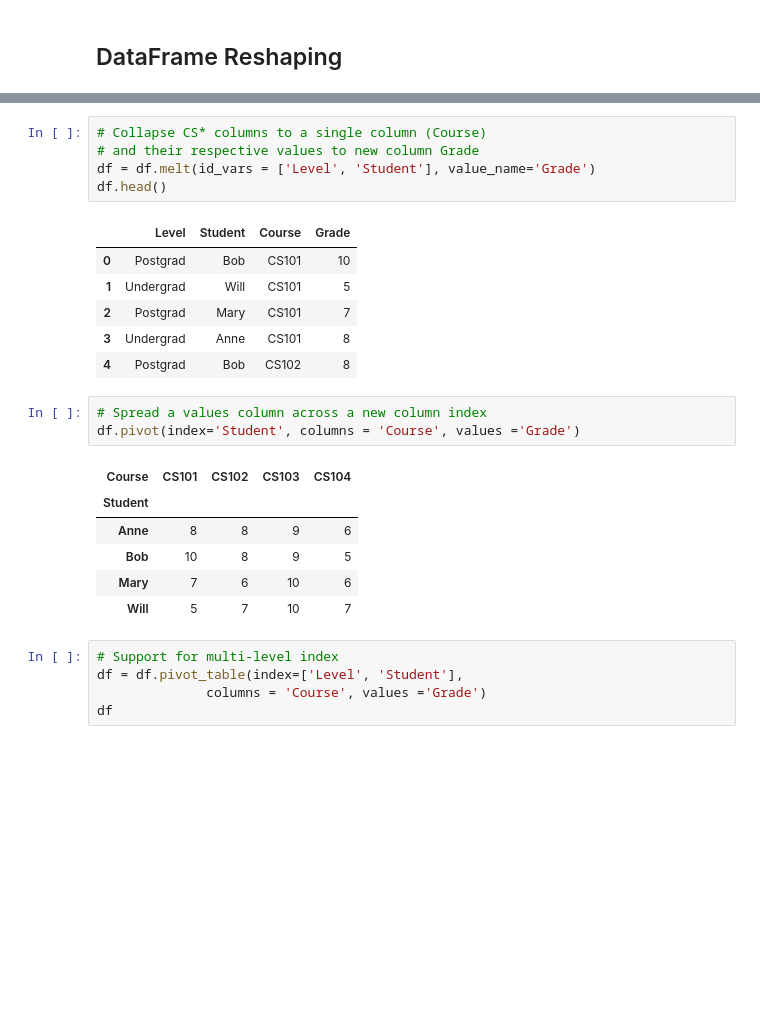
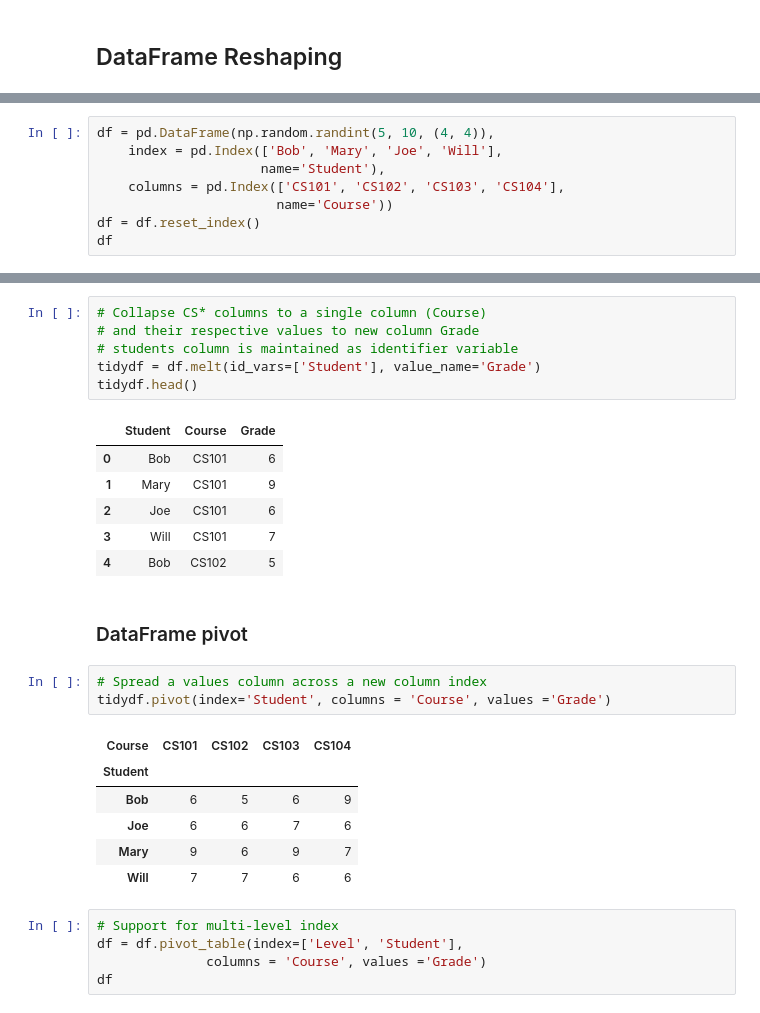
Before and after one commit to bzafiris/jupyter-tutorial, a Jupyter notebook: notebooks/pandas-tutorial.ipynb, the cells around one changed output, grey strips where cells are left out. Saved outputs shown, nothing was run; the diff lists cells and outputs as text; blank space fills up the shorter version.

```diff
--- a/notebooks/pandas-tutorial.ipynb
+++ b/notebooks/pandas-tutorial.ipynb
@@ -346,0 +380,8 @@ df.head()
+# %%
+df = pd.DataFrame(np.random.randint(5, 10, (4, 4)),
+    index = pd.Index(['Bob', 'Mary', 'Joe', 'Will'],
+                     name='Student'),
+    columns = pd.Index(['CS101', 'CS102', 'CS103', 'CS104'],
+                       name='Course'))
+df = df.reset_index()
+df
@@ -347,25 +394,28 @@ df.head()
 # %%
 # Collapse CS* columns to a single column (Course)
 # and their respective values to new column Grade
-df = df.melt(id_vars = ['Level', 'Student'], value_name='Grade')
-df.head()
+# students column is maintained as identifier variable
+tidydf = df.melt(id_vars=['Student'], value_name='Grade')
+tidydf.head()
 # %% [output]
-|  | Level | Student | Course | Grade |
-| 0 | Postgrad | Bob | CS101 | 10 |
-| 1 | Undergrad | Will | CS101 | 5 |
-| 2 | Postgrad | Mary | CS101 | 7 |
-| 3 | Undergrad | Anne | CS101 | 8 |
-| 4 | Postgrad | Bob | CS102 | 8 |
+|  | Student | Course | Grade |
+| 0 | Bob | CS101 | 6 |
+| 1 | Mary | CS101 | 9 |
+| 2 | Joe | CS101 | 6 |
+| 3 | Will | CS101 | 7 |
+| 4 | Bob | CS102 | 5 |
+# %% [markdown]
+### DataFrame pivot
 # %%
 # Spread a values column across a new column index
-df.pivot(index='Student', columns = 'Course', values ='Grade')
+tidydf.pivot(index='Student', columns = 'Course', values ='Grade')
 # %% [output]
 | Course | CS101 | CS102 | CS103 | CS104 |
 | Student |  |  |  |  |
-| Anne | 8 | 8 | 9 | 6 |
-| Bob | 10 | 8 | 9 | 5 |
-| Mary | 7 | 6 | 10 | 6 |
-| Will | 5 | 7 | 10 | 7 |
+| Bob | 6 | 5 | 6 | 9 |
+| Joe | 6 | 6 | 7 | 6 |
+| Mary | 9 | 6 | 9 | 7 |
+| Will | 7 | 7 | 6 | 6 |
 # %%
 # Support for multi-level index
 df = df.pivot_table(index=['Level', 'Student'],
```
Also changed, not shown: parts of 9 cells of this notebook.
